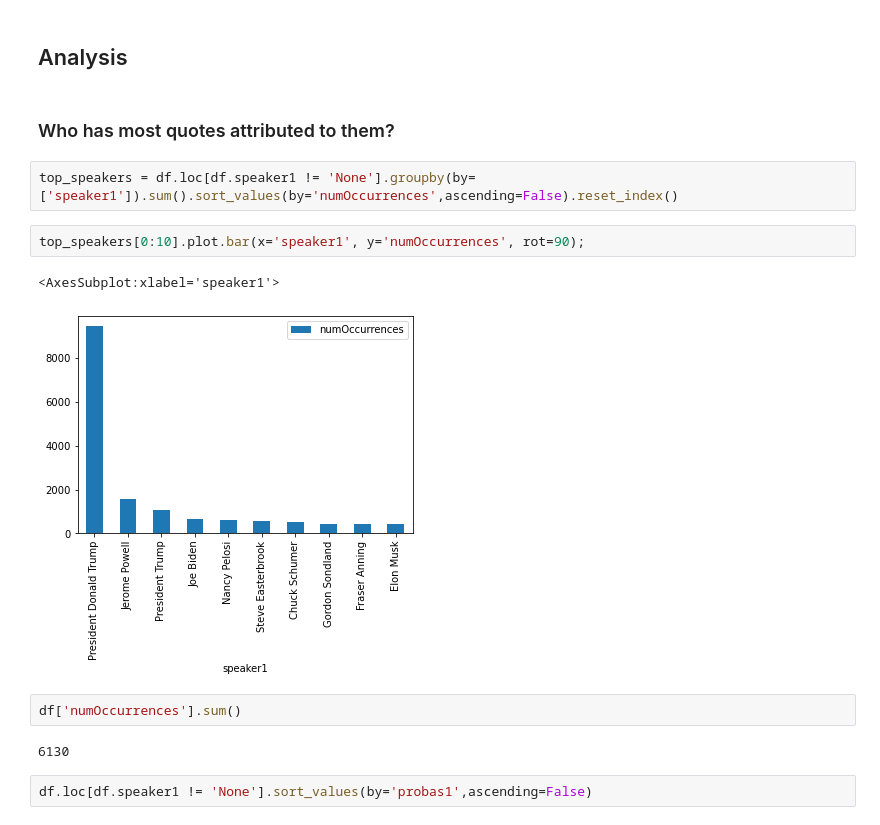
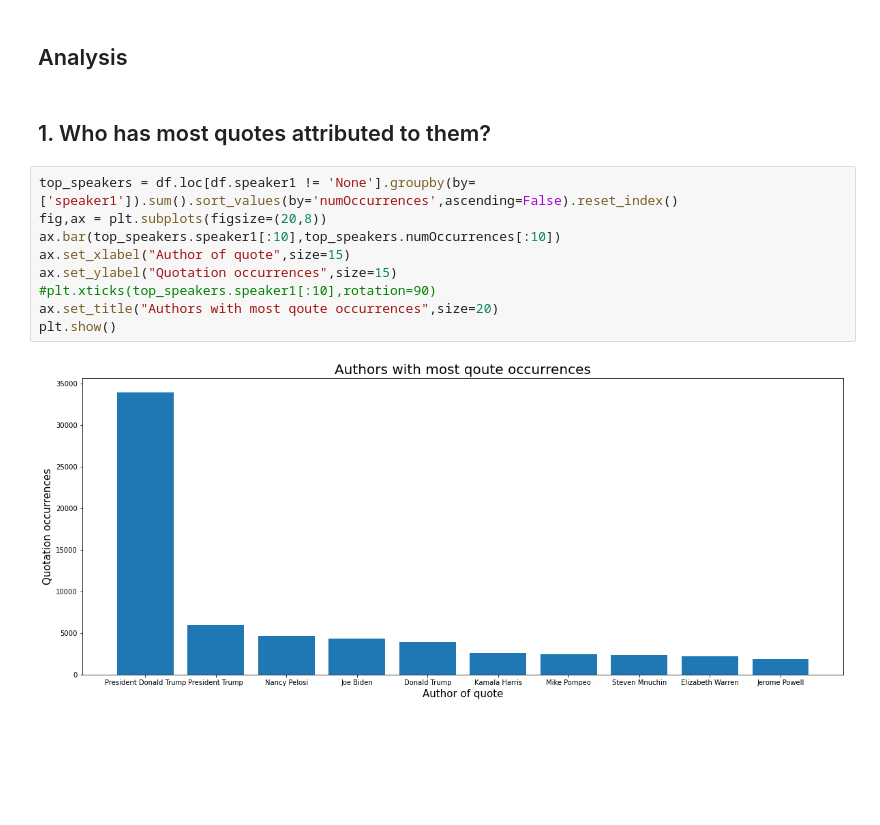
Before and after one commit to epfl-ada/ada-2021-project-club6analysis, a Jupyter notebook: ADA_initial_analysis.ipynb, the cells around one changed output. Cells and saved outputs as stored; diff of their text form; blank space fills up the shorter version.

```diff
--- a/ADA_initial_analysis.ipynb
+++ b/ADA_initial_analysis.ipynb
@@ -54,17 +57,15 @@ df = generate_data_model(data,50000)
 # %% [markdown]
 ## Analysis
 # %% [markdown]
-### Who has most quotes attributed to them?
+## 1. Who has most quotes attributed to them?
 # %%
 top_speakers = df.loc[df.speaker1 != 'None'].groupby(by=['speaker1']).sum().sort_values(by='numOccurrences',ascending=False).reset_index()
+fig,ax = plt.subplots(figsize=(20,8))
+ax.bar(top_speakers.speaker1[:10],top_speakers.numOccurrences[:10])
+ax.set_xlabel("Author of quote",size=15)
+ax.set_ylabel("Quotation occurrences",size=15)
+#plt.xticks(top_speakers.speaker1[:10],rotation=90)
+ax.set_title("Authors with most qoute occurrences",size=20)
+plt.show()
+# %% [output]
+[figure, added]
-# %%
-top_speakers[0:10].plot.bar(x='speaker1', y='numOccurrences', rot=90);
-# %% [output]
-<AxesSubplot:xlabel='speaker1'>
-[figure, removed]
-# %%
-df['numOccurrences'].sum()
-# %% [output]
-6130
-# %%
-df.loc[df.speaker1 != 'None'].sort_values(by='probas1',ascending=False)
```
Also changed, not shown: parts of 12 cells of this notebook.
